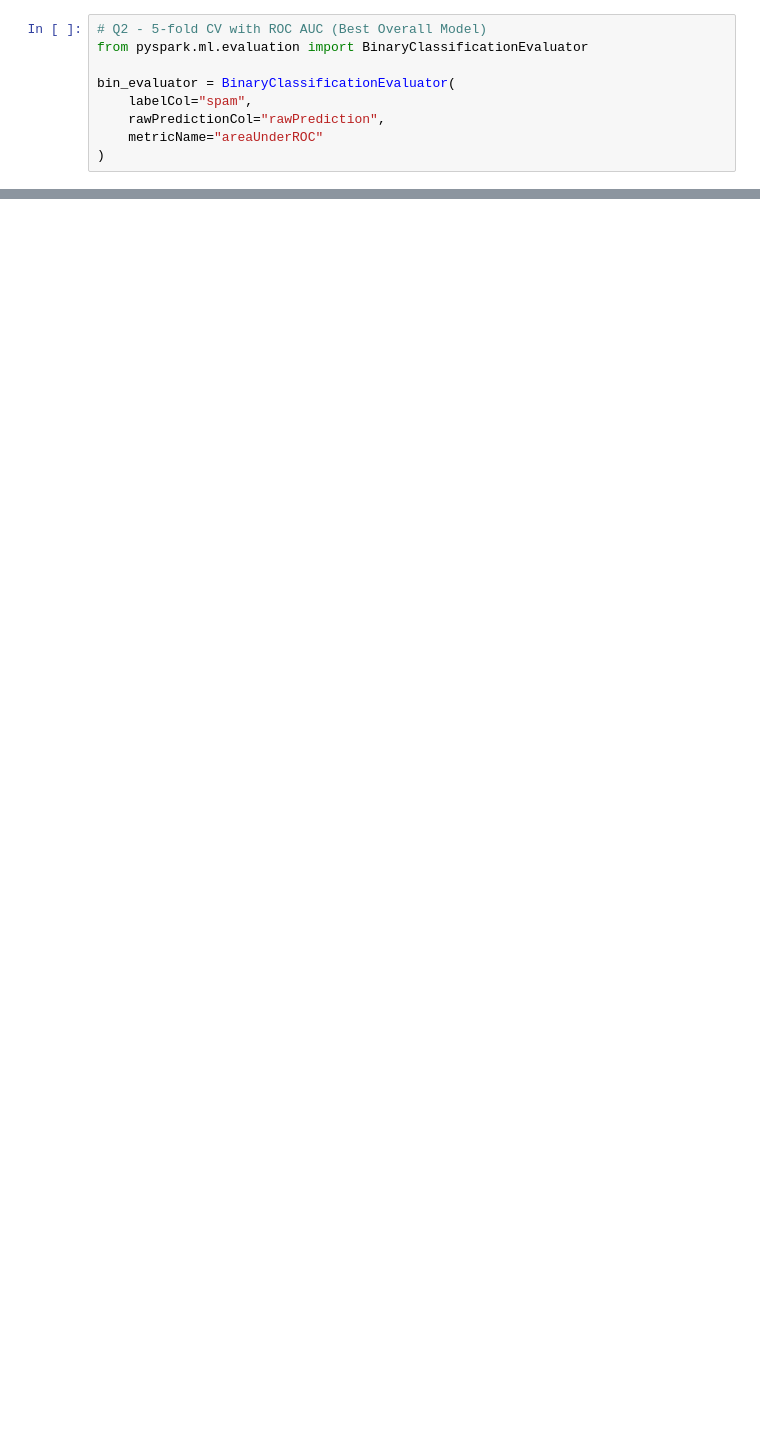
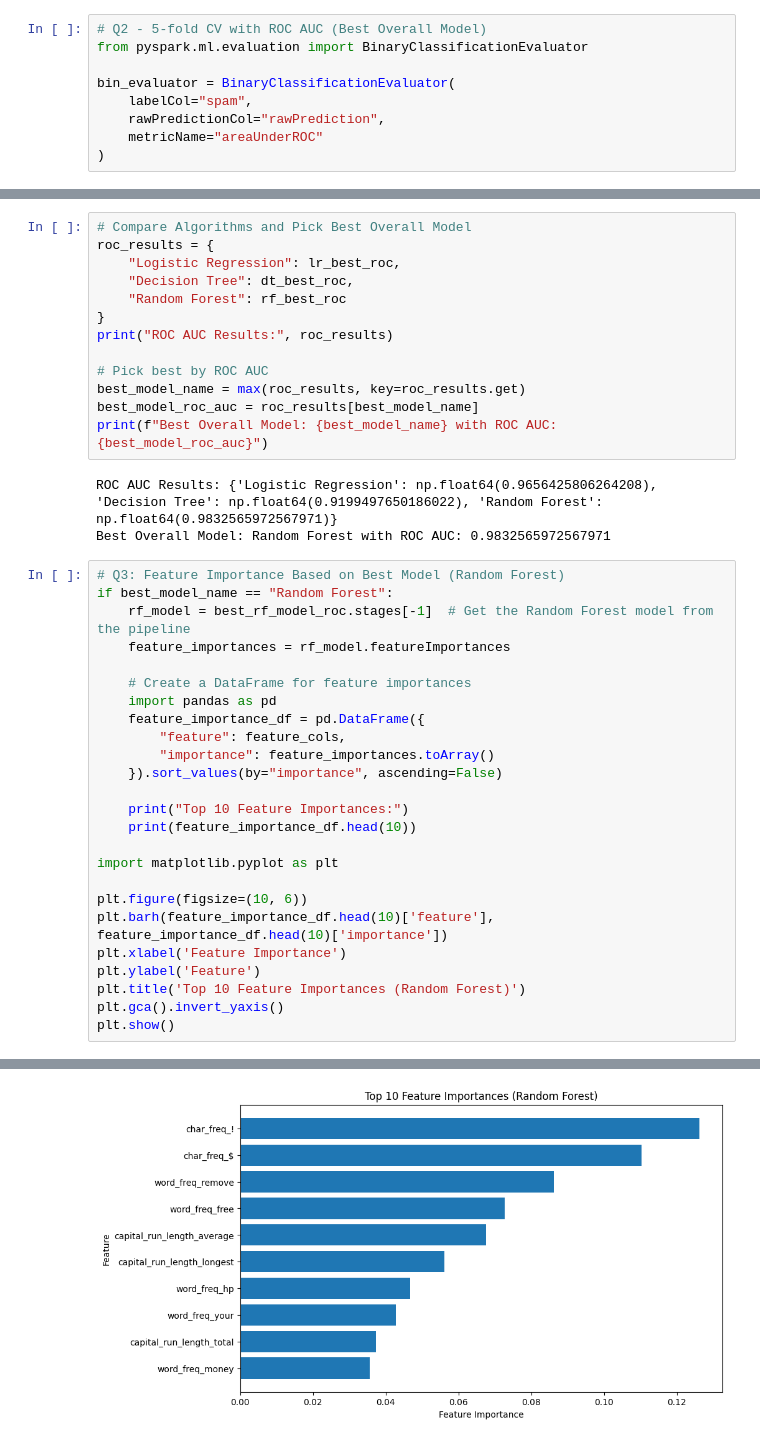
Before and after one commit to tcbailey30/imse785, a Jupyter notebook: projects/project5/code/project5.ipynb, the cells around one changed output, grey strips where cells are left out. Cells and saved outputs as stored; diff of their text form; blank space fills up the shorter version.

```diff
--- a/projects/project5/code/project5.ipynb
+++ b/projects/project5/code/project5.ipynb
@@ -271,0 +340,42 @@ LR best ROC AUC (CV): 0.9645738916294608
+# %%
+# Compare Algorithms and Pick Best Overall Model
+roc_results = {
+    "Logistic Regression": lr_best_roc,
+    "Decision Tree": dt_best_roc,
+    "Random Forest": rf_best_roc
+}
+print("ROC AUC Results:", roc_results)
+
+# Pick best by ROC AUC
+best_model_name = max(roc_results, key=roc_results.get)
+best_model_roc_auc = roc_results[best_model_name]
+print(f"Best Overall Model: {best_model_name} with ROC AUC: {best_model_roc_auc}")
+# %% [output]
+ROC AUC Results: {'Logistic Regression': np.float64(0.9656425806264208), 'Decision Tree': np.float64(0.9199497650186022), 'Random Forest': np.float64(0.9832565972567971)}
+Best Overall Model: Random Forest with ROC AUC: 0.9832565972567971
+# %%
+# Q3: Feature Importance Based on Best Model (Random Forest)
+if best_model_name == "Random Forest":
+    rf_model = best_rf_model_roc.stages[-1]  # Get the Random Forest model from the pipeline
+    feature_importances = rf_model.featureImportances
+
+    # Create a DataFrame for feature importances
+    import pandas as pd
+    feature_importance_df = pd.DataFrame({
+        "feature": feature_cols,
+        "importance": feature_importances.toArray()
+    }).sort_values(by="importance", ascending=False)
+
+    print("Top 10 Feature Importances:")
+    print(feature_importance_df.head(10))
+
+import matplotlib.pyplot as plt
+
+plt.figure(figsize=(10, 6))
+plt.barh(feature_importance_df.head(10)['feature'], feature_importance_df.head(10)['importance'])
+plt.xlabel('Feature Importance')
+plt.ylabel('Feature')
+plt.title('Top 10 Feature Importances (Random Forest)')
+plt.gca().invert_yaxis()
+plt.show()
+# %% [output]
@@ -271,0 +394 @@ LR best ROC AUC (CV): 0.9645738916294608
+[figure, added]
```
Also changed, not shown: parts of 11 cells of this notebook.
